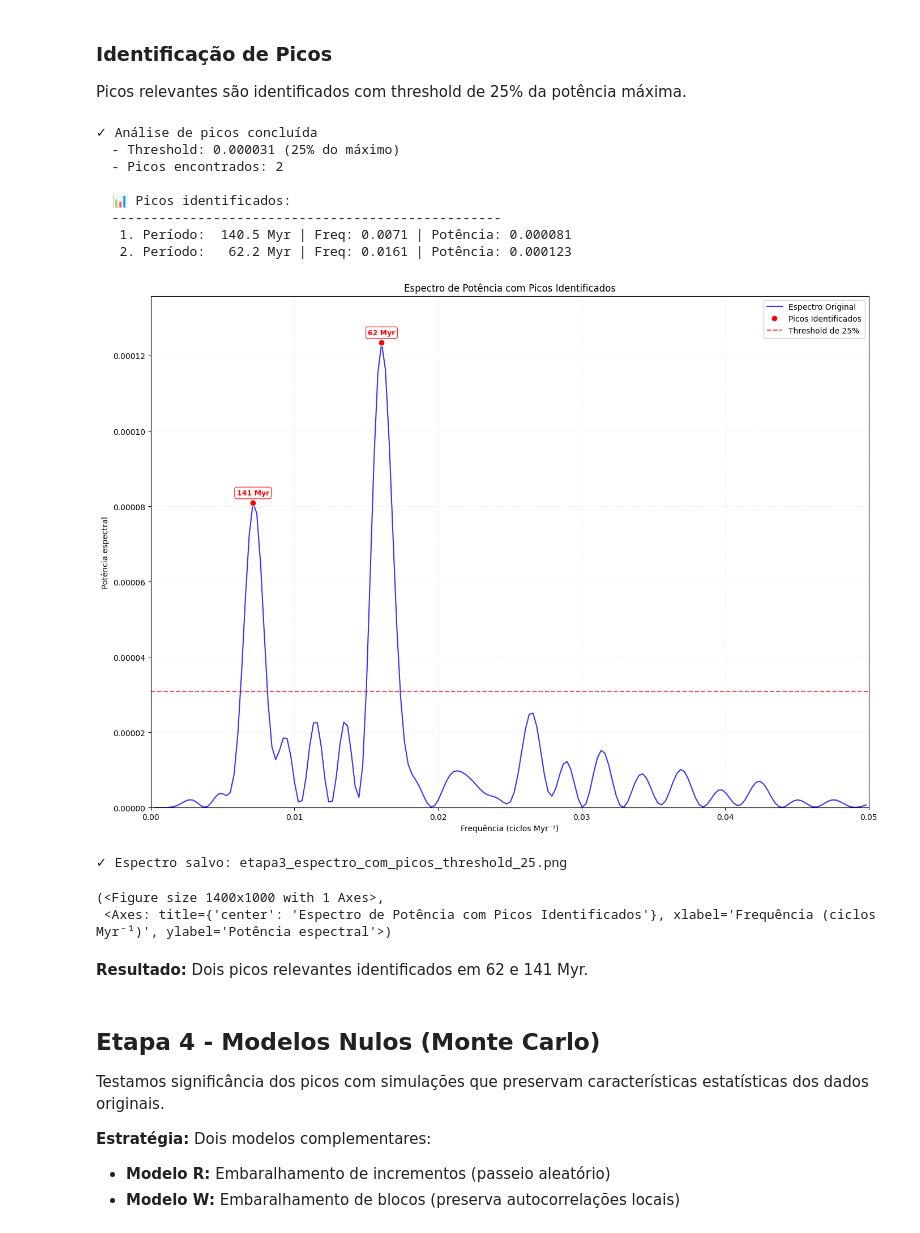
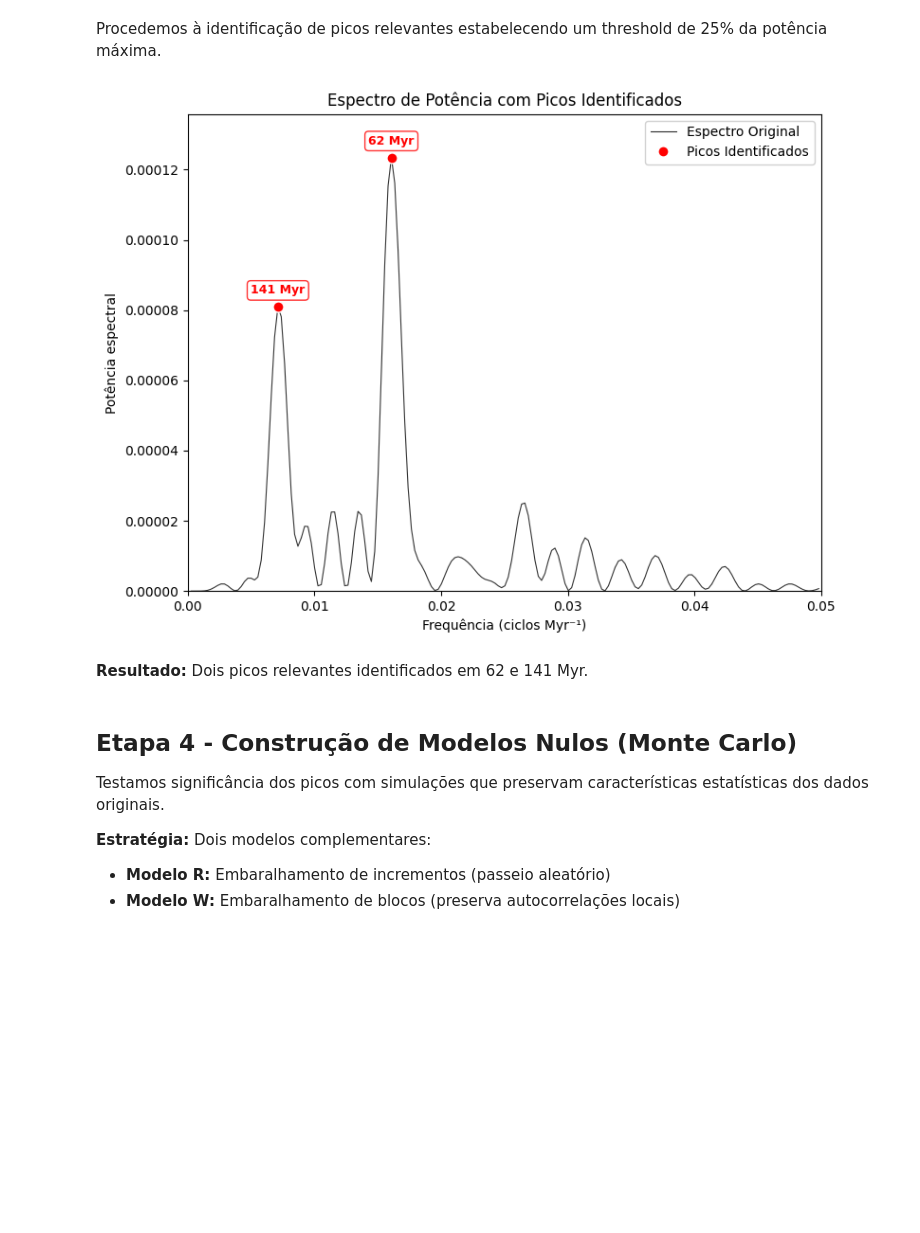
Before and after one commit to lucaanasser/Detectando-e-Interpretando-Sinais-Periodicos-em-Series-Temporais-Paleobiologicas, a Jupyter notebook: ep1.ipynb, the cells around one changed output. Cells and saved outputs as stored; diff of their text form; code cells hidden in the pictures; blank space fills up the shorter version.

```diff
--- a/ep1.ipynb
+++ b/ep1.ipynb
@@ -36,15 +28,13 @@ O código está organizado em blocos funcionais modulares para máxima reutiliza
 # CONFIGURAÇÃO E DEPENDÊNCIAS
 # ============================
 
-# Imports padrão
+# Imports
 from pathlib import Path
 import pandas as pd
 import numpy as np
 import matplotlib.pyplot as plt
-
-# Imports científicos
+from scipy.fft import fft, fftfreq
 from scipy.signal import find_peaks
-from scipy.fft import fft, fftfreq
 
 # Configuração de caminhos
 DATA_ROOT = Path("data")
@@ -53,9 +43,11 @@ RESULTS_PATH = DATA_ROOT / "processed"
 
 # Configuração de plotagem
 plt.style.use('default')
-plt.rcParams['figure.dpi'] = 100
-plt.rcParams['savefig.dpi'] = 300
-plt.rcParams['font.size'] = 10
+plt.rcParams.update({
+    'figure.dpi': 100,
+    'savefig.dpi': 300,
+    'font.size': 10
+})
 
 # Configuração de seeds para reprodutibilidade
 np.random.seed(42)
@@ -867,8 +584,4 @@ Plotamos diversidade ao longo do tempo geológico.
 # %%
-# Eixo y: Diversidade de gêneros marinhos ao longo do tempo geológico, em milhares de gêneros.
-y = df["Diversity"] / 1000
-
-# Plotagem da série temporal
 plotar_serie_temporal(x, y,
                      "Diversidade de gêneros marinhos ao longo do tempo geológico",
                      "etapa1_diversidade_generos.png")
@@ -894,15 +600,8 @@ Para isolar flutuações periódicas, ajustamos polinômio de grau 3 removendo t
 # %%
-# Eixo x: Idade geológica em milhões de anos (Myr).
-x = df["TimeBin"]
-# Eixo y: Diversidade de gêneros marinhos ao longo do tempo geológico, em milhares de gêneros.
-y = df["Diversity"] / 1000
+polinomio = ajustar_polinomio(y, grau=3)
 
-# Ajuste polinomial para remoção de tendência
-polynomial = ajustar_polinomio(y, grau=3)
-
-# Plotagem com tendência
 plotar_serie_temporal(x, y,
                      "Diversidade de gêneros com ajuste polinomial",
                      "etapa2_remocao_tendencia.png",
-                     polynomial=polynomial)
+                     polinomio=polinomio)
 # %% [output]
@@ -916,12 +610,10 @@ plotar_serie_temporal(x, y,
 Subtraímos a tendência para obter resíduos apropriados para análise espectral.
 # %%
-# Cálculo dos resíduos
-residuos = calcular_residuos(y, x, polynomial)
+residuos = calcular_residuos(y, polinomio)
 
-# Plotagem com tendência e resíduos
 plotar_serie_temporal(x, y,
                      "Diversidade com tendência e resíduos",
                      "etapa2_residuos.png",
-                     polynomial=polynomial,
-                     residuals=residuos)
+                     polinomio=polinomio,
+                     residuos=residuos)
 # %% [output]
@@ -979,33 +643,18 @@ plotar_espectro_potencia(freqs_ref, pots_ref,
 # %% [markdown]
-### Identificação de Picos
-Picos relevantes são identificados com threshold de 25% da potência máxima.
+Procedemos à identificação de picos relevantes estabelecendo um threshold de 25% da potência máxima.
 # %%
-# Identificação de picos com threshold de 25%
-picos, properties, threshold = identificar_picos_espectrais(freqs_ref, pots_ref, threshold_frac=0.25)
+picos, propriedades = identificar_picos_espectrais(freqs_ref, pots_ref, threshold=0.25)
 
-# Plotagem com picos identificados
 plotar_espectro_potencia(freqs_ref, pots_ref,
                         'Espectro de Potência com Picos Identificados',
                         'etapa3_espectro_com_picos_threshold_25.png',
-                        picos=picos,
-                        threshold=threshold)
+                        picos=picos)
 # %% [output]
-✓ Análise de picos concluída
-  - Threshold: 0.000031 (25% do máximo)
-  - Picos encontrados: 2
-
-  📊 Picos identificados:
-  --------------------------------------------------
-   1. Período:  140.5 Myr | Freq: 0.0071 | Potência: 0.000081
-   2. Período:   62.2 Myr | Freq: 0.0161 | Potência: 0.000123
-[figure, old version]
+[figure, new version]
-✓ Espectro salvo: etapa3_espectro_com_picos_threshold_25.png
-(<Figure size 1400x1000 with 1 Axes>,
- <Axes: title={'center': 'Espectro de Potência com Picos Identificados'}, xlabel='Frequência (ciclos Myr⁻¹)', ylabel='Potência espectral'>)
 # %% [markdown]
 **Resultado:** Dois picos relevantes identificados em 62 e 141 Myr.
 # %% [markdown]
-## Etapa 4 - Modelos Nulos (Monte Carlo)
+## Etapa 4 - Construção de Modelos Nulos (Monte Carlo)
 
 Testamos significância dos picos com simulações que preservam características estatísticas dos dados originais.
 
```
Also changed, not shown: parts of 41 cells of this notebook, 7 other files.
